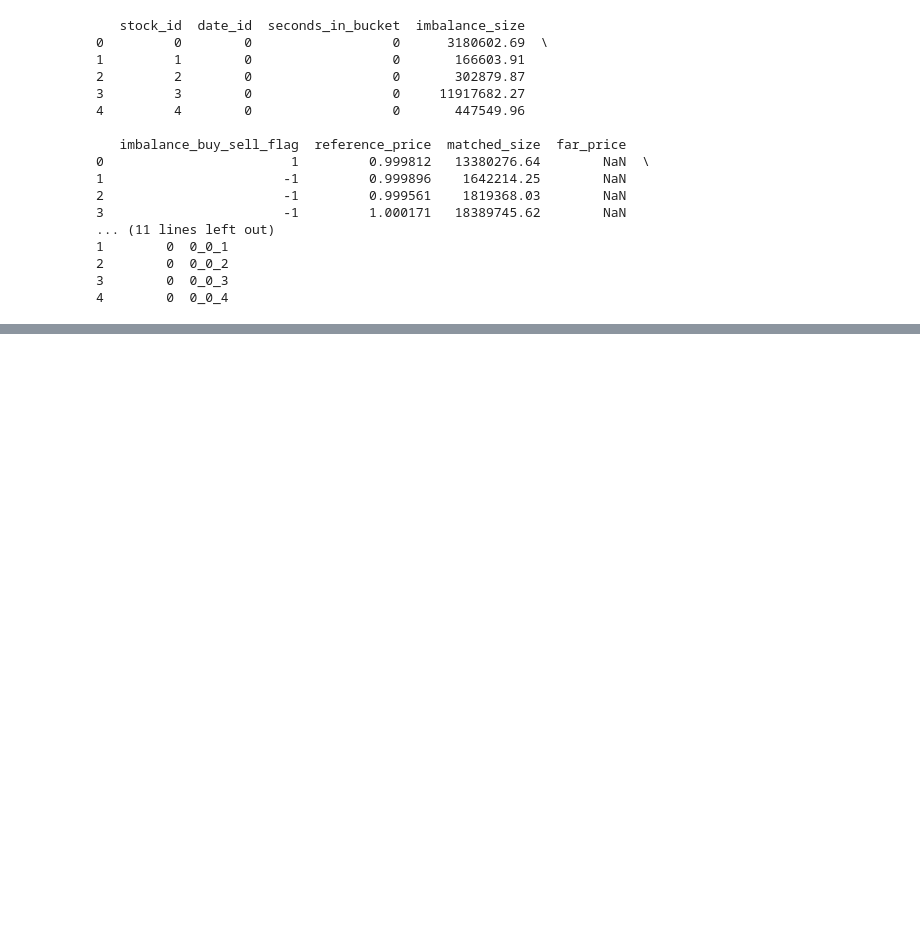
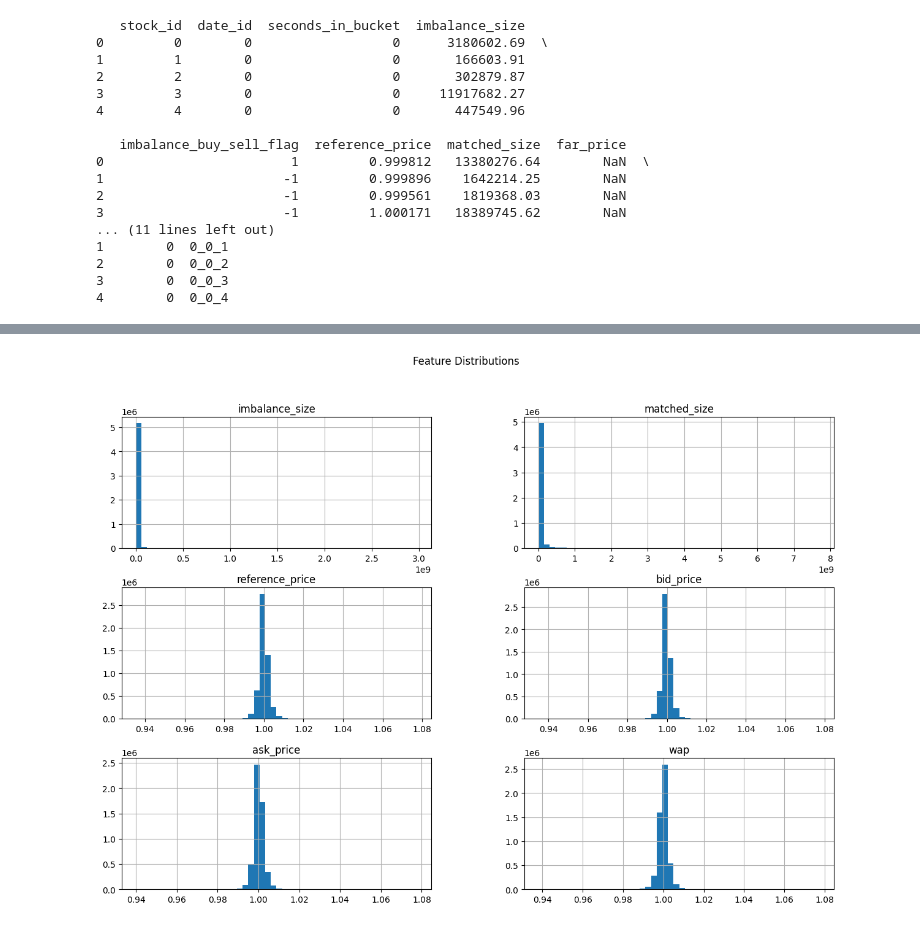
Before and after one commit to DavideZFC/DataScience, a Jupyter notebook: ex_7.ipynb, the cells around one changed output, grey strips where cells are left out. Drawn from its saved outputs; the diff is of its cells as text; code cells hidden in the pictures; blank space fills up the shorter version.

```diff
--- a/ex_7.ipynb
+++ b/ex_7.ipynb
@@ -266,0 +65,8 @@ XGBOOST R^2: 0.005045886375261266
+# %%
+features_to_plot = ['imbalance_size', 'matched_size', 'reference_price', 'bid_price', 'ask_price', 'wap']
+
+df[features_to_plot].hist(bins=50, figsize=(15,10))
+plt.suptitle('Feature Distributions')
+plt.show()
+# %% [output]
+[figure, added]
```
Also changed, not shown: parts of 19 cells of this notebook.
